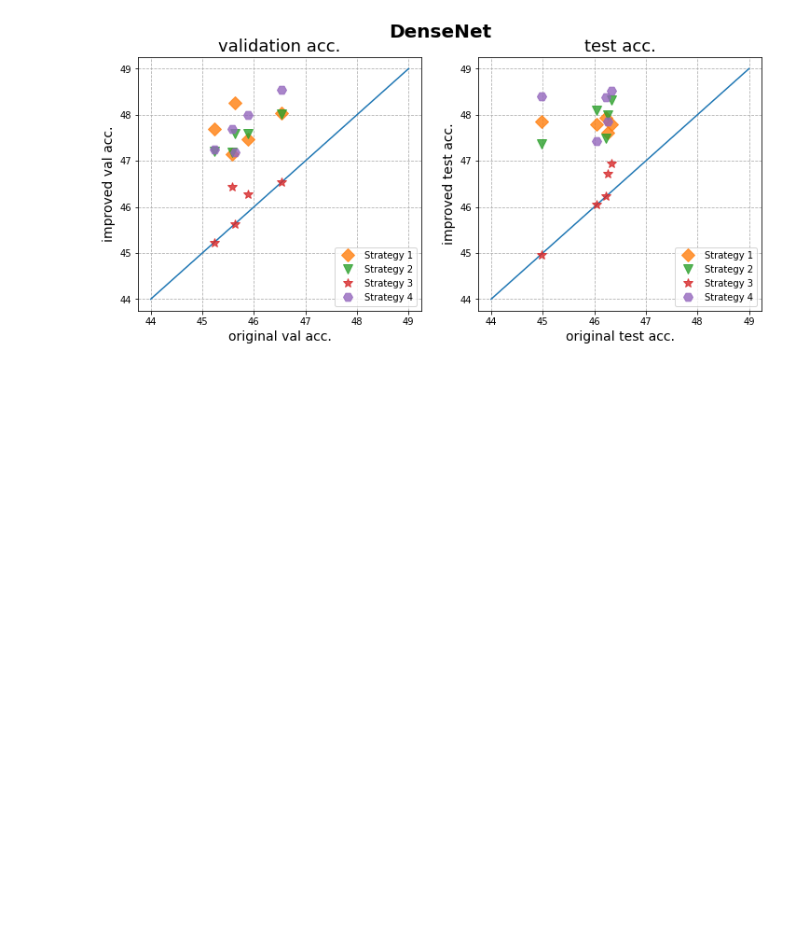
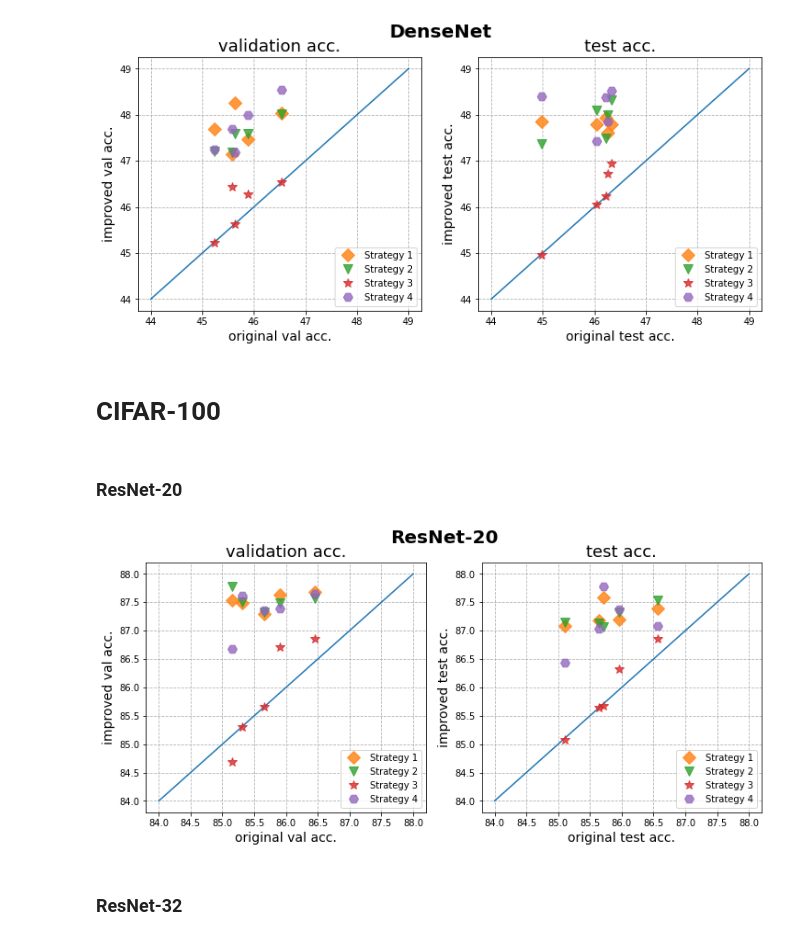
Before and after one commit to DemoAuguste/ApricotTOSEM, a Jupyter notebook: test.ipynb, the cells around one changed output. Saved outputs shown, nothing was run; the diff lists cells and outputs as text; code cells hidden in the pictures; blank space fills up the shorter version.

```diff
--- a/test.ipynb
+++ b/test.ipynb
@@ -268,3 +270,54 @@ ax2.legend()
 plt.savefig("figures/densenet.jpg",dpi=500,bbox_inches = 'tight')
 # %% [output]
 [figure]
+# %% [markdown]
+# CIFAR-100
+# %% [markdown]
+### ResNet-20
+# %%
+x = np.linspace(84, 88)
+y = x
+
+x_impr = np.array([0.8646,0.8531,0.8566,0.8591,0.8515])*100
+y_impr_1 = np.array([0.8768,0.8748,0.8729,0.8764,0.8753])*100
+y_impr_2 = np.array([0.8757,0.875,0.8733,0.8749,0.8778])*100
+y_impr_3 = np.array([0.8686,0.8531,0.8566,0.8671,0.8469])*100
+y_impr_4 = np.array([0.8765,0.8761,0.8736,0.8739,0.8668])*100
+
+x_impr_t = np.array([0.8656,0.8564,0.8571,0.8596,0.8511])*100
+y_impr_1t = np.array([0.8739,0.8718,0.8759,0.872,0.8709])*100
+y_impr_2t = np.array([0.8753,0.8713,0.8706,0.8732,0.8715])*100
+y_impr_3t = np.array([0.8686,0.8564,0.8568,0.8633,0.8508])*100
+y_impr_4t = np.array([0.8709,0.8704,0.8778,0.8737,0.8644])*100
+# %%
+fig, (ax1, ax2) = plt.subplots(1, 2, sharex=True, figsize=(12, 5))
+fig.suptitle('ResNet-20', fontsize=20, weight='bold')
+
+ax1.plot(x, y, '-')
+ax1.set_title('validation acc.', fontsize=18)
+ax1.set_xlabel('original val acc.', fontsize=14)
+ax1.set_ylabel('improved val acc.', fontsize=14)
+ax1.plot(x_impr, y_impr_1, 'D', markersize=10, alpha=0.8, label='Strategy 1')
+ax1.plot(x_impr, y_impr_2, 'v', markersize=10, alpha=0.8, label='Strategy 2')
+ax1.plot(x_impr, y_impr_3, '*', markersize=10, alpha=0.8, label='Strategy 3')
+ax1.plot(x_impr, y_impr_4, 'H', markersize=10, alpha=0.8, label='Strategy 4')
+ax1.grid(linestyle='--')
+
+ax1.legend(loc=4)
+
+ax2.plot(x, y, '-')
+ax2.set_title('test acc.', fontsize=18)
+ax2.set_xlabel('original test acc.', fontsize=14)
+ax2.set_ylabel('improved test acc.', fontsize=14)
+ax2.plot(x_impr_t, y_impr_1t, 'D', markersize=10, alpha=0.8, label='Strategy 1')
+ax2.plot(x_impr_t, y_impr_2t, 'v', markersize=10, alpha=0.8, label='Strategy 2')
+ax2.plot(x_impr_t, y_impr_3t, '*', markersize=10, alpha=0.8, label='Strategy 3')
+ax2.plot(x_impr_t, y_impr_4t, 'H', markersize=10, alpha=0.8, label='Strategy 4')
+ax2.grid(linestyle='--')
+
+ax2.legend()
+plt.savefig("figures/resnet20_cifar100.jpg",dpi=500,bbox_inches = 'tight')
+# %% [output]
+[figure, added]
+# %% [markdown]
+### ResNet-32
```
Also changed, not shown: parts of 12 cells of this notebook, 9 other files.
